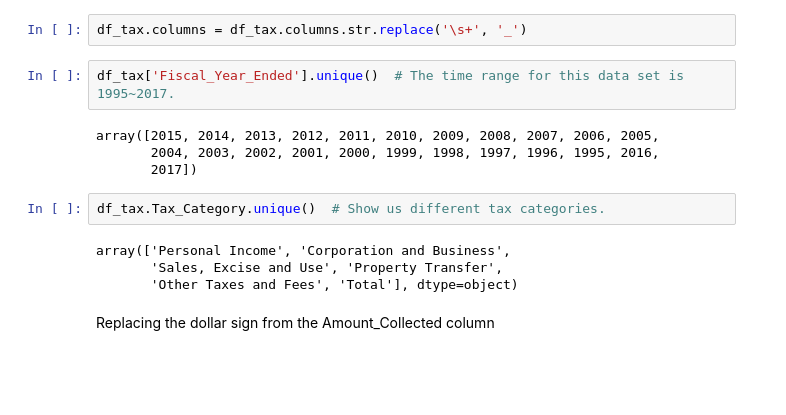
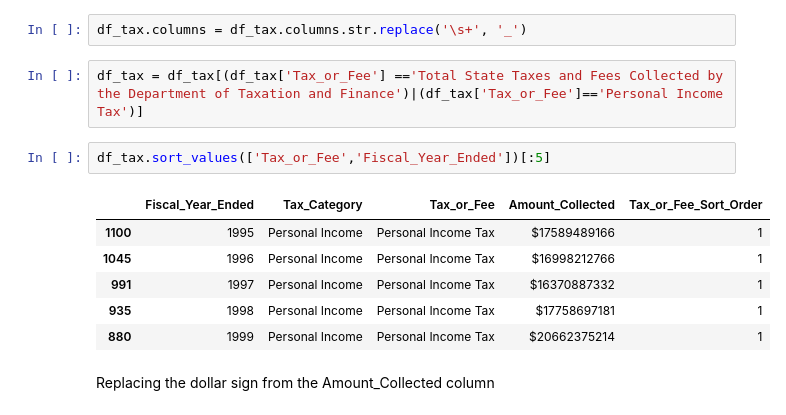
Before and after one commit to amritasharma05/Team-Project, a Jupyter notebook: INCOME_INEQUALITY_EDA.ipynb, the cells around one changed output. Drawn from its saved outputs; the diff is of its cells as text; blank space fills up the shorter version.

```diff
--- a/INCOME_INEQUALITY_EDA.ipynb
+++ b/INCOME_INEQUALITY_EDA.ipynb
@@ -400,18 +393,17 @@ df_tax.head()
 Data Cleaning
 # %%
 df_tax.columns = df_tax.columns.str.replace('\s+', '_')
-# %%
-df_tax['Fiscal_Year_Ended'].unique()  # The time range for this data set is 1995~2017.
-# %% [output]
-array([2015, 2014, 2013, 2012, 2011, 2010, 2009, 2008, 2007, 2006, 2005,
-       2004, 2003, 2002, 2001, 2000, 1999, 1998, 1997, 1996, 1995, 2016,
-       2017])
-# %%
-df_tax.Tax_Category.unique()  # Show us different tax categories.
-# %% [output]
-array(['Personal Income', 'Corporation and Business',
-       'Sales, Excise and Use', 'Property Transfer',
-       'Other Taxes and Fees', 'Total'], dtype=object)
+# %%
+df_tax = df_tax[(df_tax['Tax_or_Fee'] =='Total State Taxes and Fees Collected by the Department of Taxation and Finance')|(df_tax['Tax_or_Fee']=='Personal Income Tax')]
+# %%
+df_tax.sort_values(['Tax_or_Fee','Fiscal_Year_Ended'])[:5]
+# %% [output]
+|  | Fiscal_Year_Ended | Tax_Category | Tax_or_Fee | Amount_Collected | Tax_or_Fee_Sort_Order |
+| 1100 | 1995 | Personal Income | Personal Income Tax | $17589489166 | 1 |
+| 1045 | 1996 | Personal Income | Personal Income Tax | $16998212766 | 1 |
+| 991 | 1997 | Personal Income | Personal Income Tax | $16370887332 | 1 |
+| 935 | 1998 | Personal Income | Personal Income Tax | $17758697181 | 1 |
+| 880 | 1999 | Personal Income | Personal Income Tax | $20662375214 | 1 |
 # %% [markdown]
 Replacing the dollar sign from the Amount_Collected column
 # %%
```
Also changed, not shown: parts of 69 cells of this notebook.
